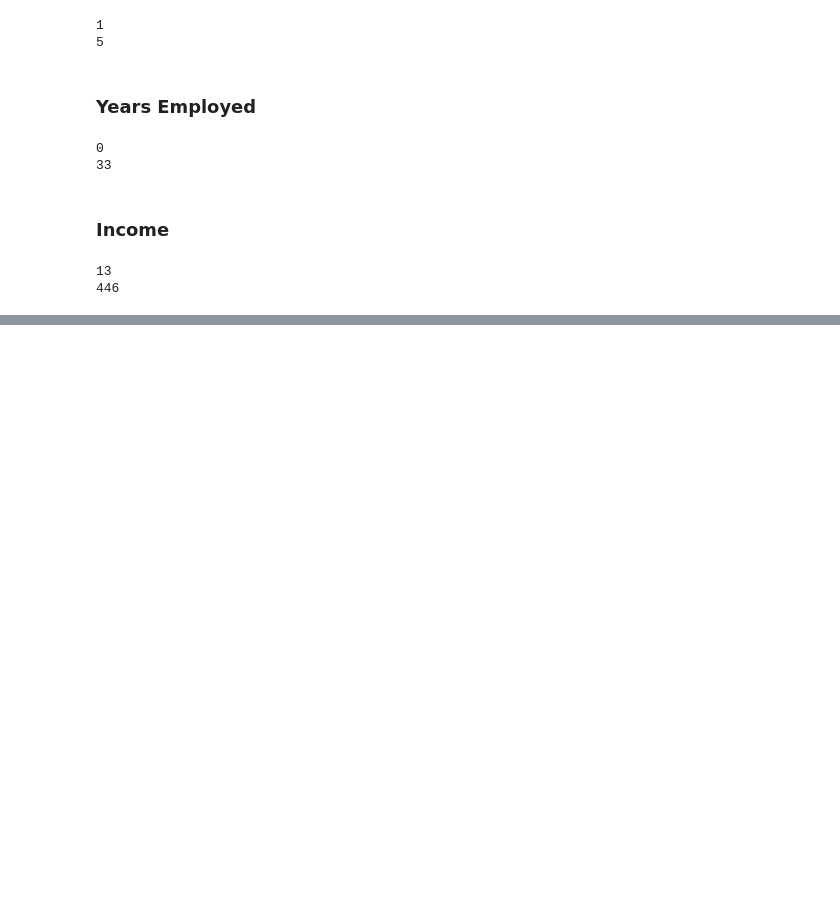
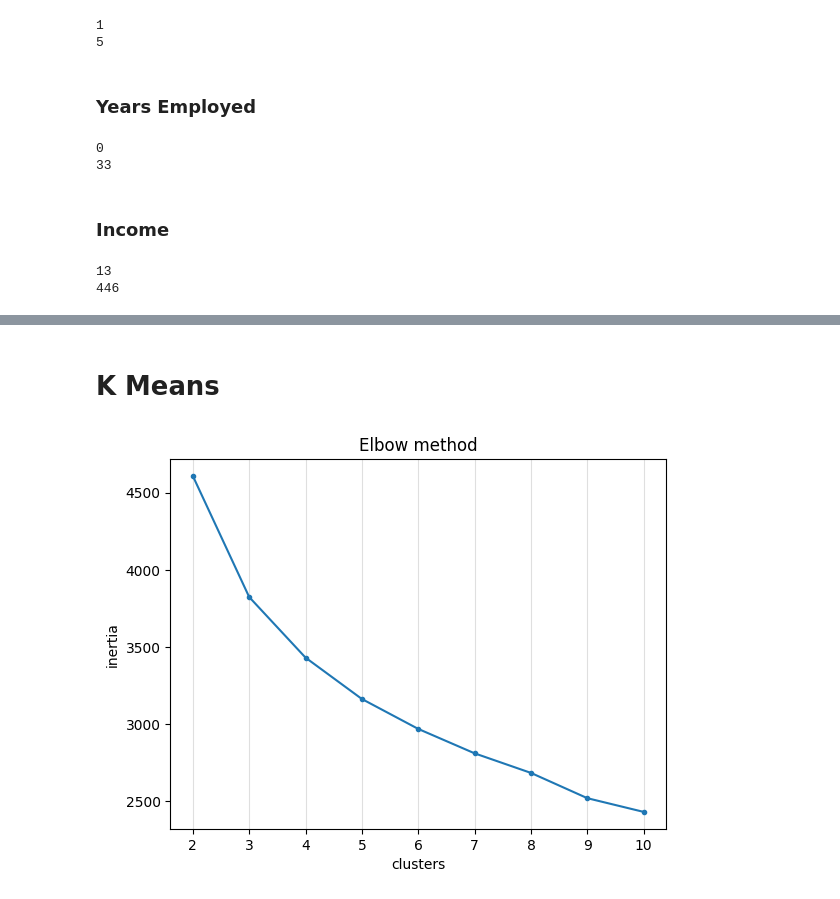
Before and after one commit to 0Kyumy0/Machine_Learning_CodingDojo, a Jupyter notebook: KmeansExcersice.ipynb, the cells around one changed output, grey strips where cells are left out. Saved outputs shown, nothing was run; the diff lists cells and outputs as text; code cells hidden in the pictures; blank space fills up the shorter version.

```diff
--- a/KmeansExcersice.ipynb
+++ b/KmeansExcersice.ipynb
@@ -115,0 +188,3 @@ df.head()
+# %%
+cat_pipeline = make_pipeline(ohe)
+cat_pipeline
@@ -115,0 +193,6 @@ df.head()
+# %%
+num_tuples = (num_pipeline, num_selector)
+cat_tuple = (cat_pipeline, cat_selector)
+# %%
+preprocessor = make_column_transformer(num_tuples, cat_tuple)
+preprocessor
@@ -115,0 +208,2 @@ df.head()
+# %%
+df_processed = preprocessor.fit_transform(df)
@@ -115,0 +227,21 @@ df.head()
+# %% [markdown]
+# K Means
+# %%
+inertias = []
+
+for k in range(2,11):
+  kmeans = KMeans(n_clusters=k, n_init=10)
+  kmeans.fit(df_processed)
+  inertias.append(kmeans.inertia_)
+
+fig1 = plt.figure(dpi=100)
+ax1 = fig1.add_subplot(1,1,1)
+
+ax1.plot(range(2,11), inertias, marker='.')
+
+ax1.grid(axis='x', alpha=0.4)
+ax1.set_title('Elbow method')
+ax1.set_xlabel('clusters')
+ax1.set_ylabel('inertia');
+# %% [output]
+[figure, added]
```
Also changed, not shown: parts of 19 cells of this notebook.
